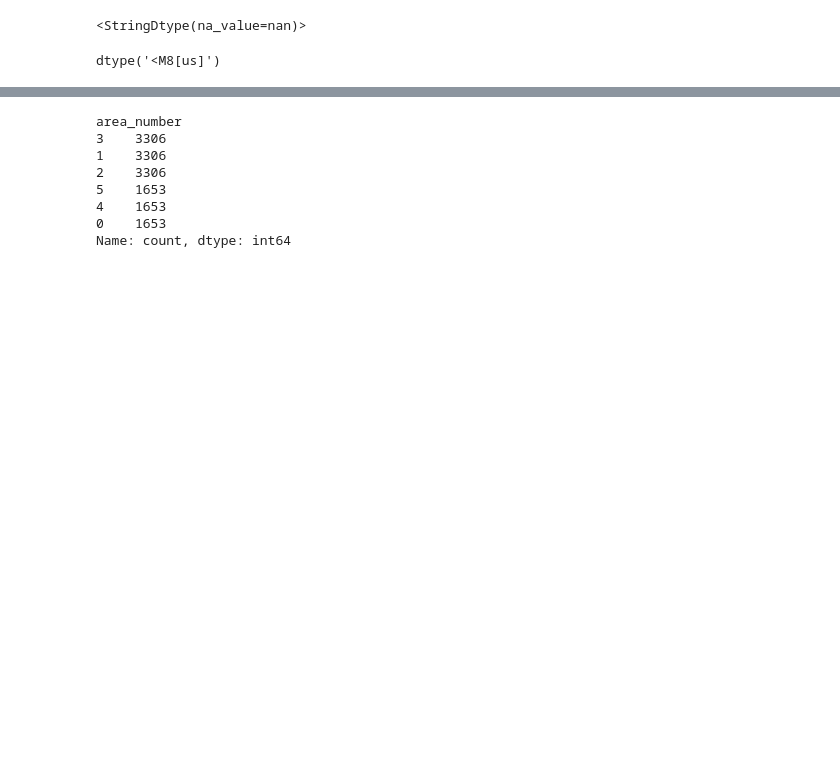
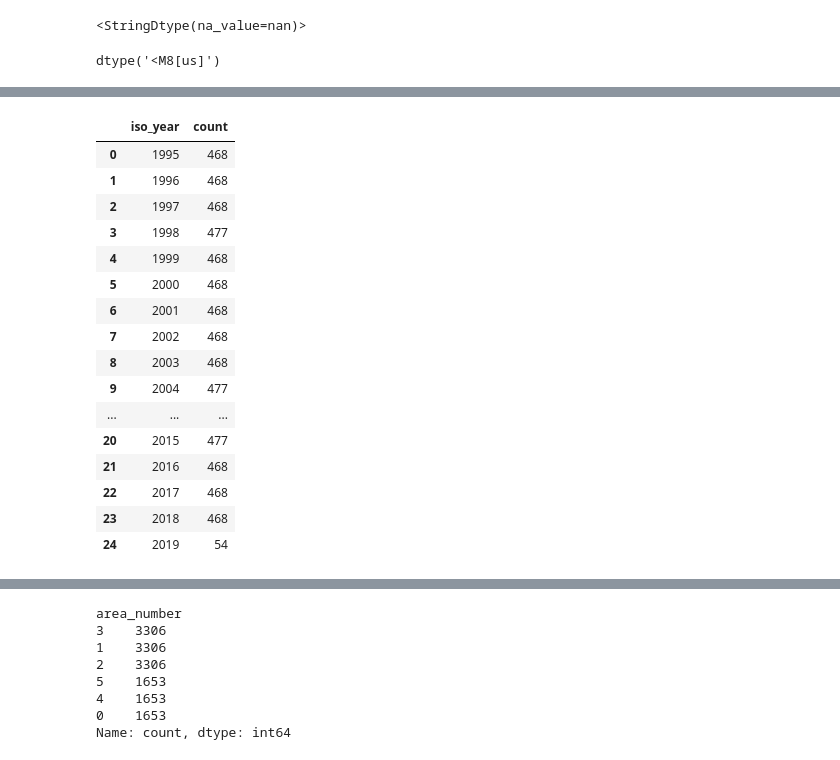
Before and after one commit to Minajohanne/IND320_project_Minajohanne, a Jupyter notebook: notebooks/project_part1.ipynb, the cells around one changed output, grey strips where cells are left out. Drawn from its saved outputs; the diff is of its cells as text; code cells hidden in the pictures; blank space fills up the shorter version.

```diff
--- a/notebooks/project_part1.ipynb
+++ b/notebooks/project_part1.ipynb
@@ -122,0 +126,30 @@ Length: 9918, dtype: int64
+# %%
+placeholder = dat[
+    dat["next_publication_date"] == "0001-01-01T00:00:00"
+]
+
+# Count placeholder dates per year
+placeholder_counts = (
+    placeholder.groupby("iso_year")
+    .size()
+    .reset_index(name="count")
+)
+placeholder_counts
+# %% [output]
+|  | iso_year | count |
+| 0 | 1995 | 468 |
+| 1 | 1996 | 468 |
+| 2 | 1997 | 468 |
+| 3 | 1998 | 477 |
+| 4 | 1999 | 468 |
+| 5 | 2000 | 468 |
+| 6 | 2001 | 468 |
+| 7 | 2002 | 468 |
+| 8 | 2003 | 468 |
+| 9 | 2004 | 477 |
+| ... | ... | ... |
+| 20 | 2015 | 477 |
+| 21 | 2016 | 468 |
+| 22 | 2017 | 468 |
+| 23 | 2018 | 468 |
+| 24 | 2019 | 54 |
```
Also changed, not shown: parts of 19 cells of this notebook, 2 other files.
